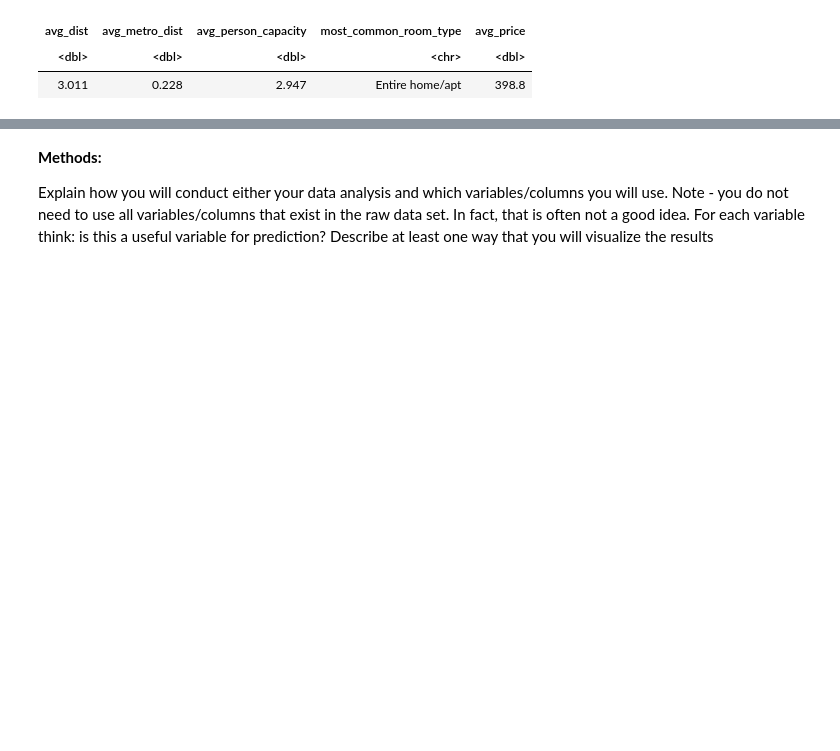
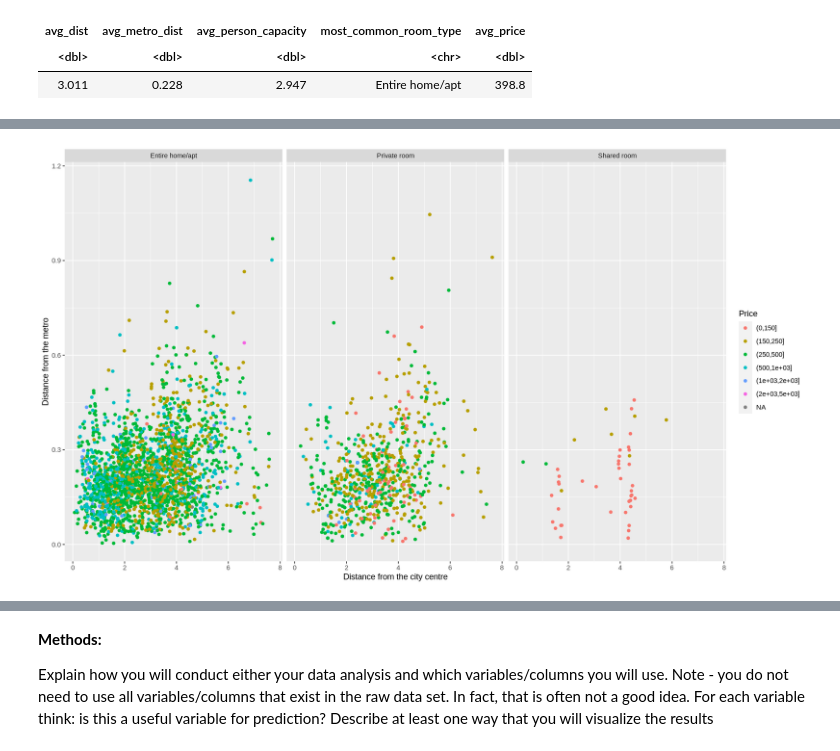
Before and after one commit to chadsc79/dsci-100-2022w2-group-7-section-005, a Jupyter notebook: dsci100_group_project_proposal_005_group_7.ipynb, the cells around one changed output, grey strips where cells are left out. Saved outputs shown, nothing was run; the diff lists cells and outputs as text; code cells hidden in the pictures; blank space fills up the shorter version.

```diff
--- a/dsci100_group_project_proposal_005_group_7.ipynb
+++ b/dsci100_group_project_proposal_005_group_7.ipynb
@@ -149,0 +167,11 @@ A tibble: 1 × 5
+# %%
+options(repr.plot.width = 14, repr.plot.height = 8)
+dataset_visual_3 <- ggplot(paris_dataset, aes(x = dist, y = metro_dist, color = price_range))+
+geom_point()+
+labs(x = "Distance from the city centre", y = "Distance from the metro", color = "Price")+
+facet_grid(cols = vars(room_type))
+
+
+dataset_visual_3
+# %% [output]
+[figure, added]
```
Also changed, not shown: parts of 5 cells of this notebook.
